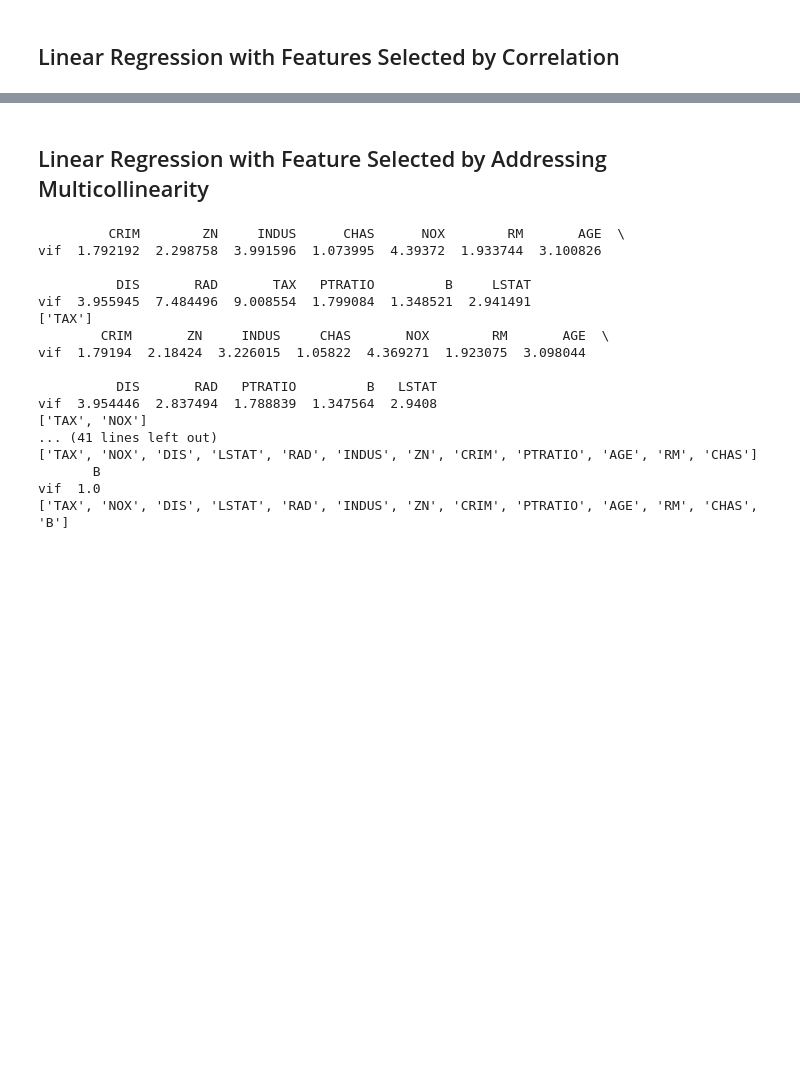
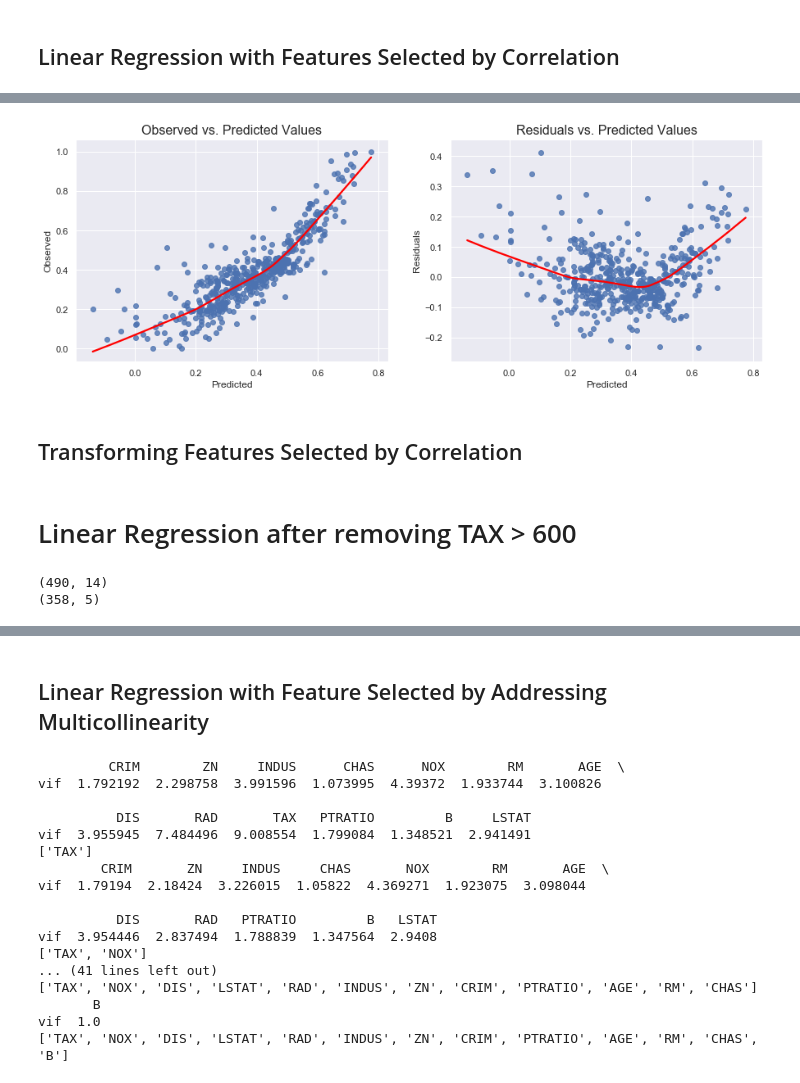
Before and after one commit to andrewcreates/DataScience-Projects, a Jupyter notebook: Boston-Housing-Data.ipynb, the cells around one changed output, grey strips where cells are left out. Drawn from its saved outputs; the diff is of its cells as text; code cells hidden in the pictures; blank space fills up the shorter version.

```diff
--- a/Boston-Housing-Data.ipynb
+++ b/Boston-Housing-Data.ipynb
@@ -291,0 +303,15 @@ pd.DataFrame({'vif': vif[1:]}, index=X.columns).T
+# %%
+#need to normalize CRIM, ZN, INDUS, NOX, AGE, DIS, RAD, TAX, B
+#scale LSTAT
+#RM and med_val both gaussian distributions
+df_scale = df[['LSTAT','PTRATIO','RM','TAX','med_val']].copy()
+
+scaler = MinMaxScaler()
+scaler.fit(df_scale)
+test_scaled = scaler.transform(df_scale)
+df_minmaxscale = pd.DataFrame(test_scaled, columns = df_scale.columns)
+
+scaler2 = StandardScaler()
+scaler2.fit(df_scale)
+test_scaled2 = scaler2.transform(df_scale)
+df_standardscale = pd.DataFrame(test_scaled2, columns = df_scale.columns)
@@ -291,0 +345,11 @@ pd.DataFrame({'vif': vif[1:]}, index=X.columns).T
+# %%
+# standardscaler doesnt impact R-squared
+# reduces condition number further than minmaxscaler
+#AIC, BIC, and Log-Likelihood reversed signs from minmaxscaler
+X = df_standardscale[['TAX','RM','LSTAT','PTRATIO']]
+y = df_standardscale['med_val']
+X_constant = sm.add_constant(X)
+print(X.shape, y.shape)
+
+df_standardscale_mod = sm.OLS(y,X_constant).fit()
+print(df_standardscale_mod.summary())
@@ -292,5 +374,8 @@ pd.DataFrame({'vif': vif[1:]}, index=X.columns).T
 # %%
 #linear assumption not satisfied
-#points are not symmetrically distributed around the lines
-#systematically underpredicting
-lin_reg_tests.linearity_test(mod, y)
+#same as basemod since the independent variables haven't been transformed
+lin_reg_tests.linearity_test(df_scale_mod, y)
+# %% [output]
+[figure, added]
+# %% [markdown]
+## Transforming Features Selected by Correlation
@@ -296,0 +384,16 @@ lin_reg_tests.linearity_test(mod, y)
+# %% [markdown]
+# Linear Regression after removing TAX > 600
+# %%
+test = df.copy()
+print(test.shape)
+test = test.loc[test['TAX']<600]
+test = test[['TAX','RM','LSTAT','PTRATIO','med_val']]
+print(test.shape)
+
+scaler = MinMaxScaler()
+scaler.fit(test)
+test_scaled = scaler.transform(test)
+test_scaled = pd.DataFrame(test_scaled, columns = test.columns)
+# %% [output]
+(490, 14)
+(358, 5)
```
Also changed, not shown: parts of 37 cells of this notebook.
